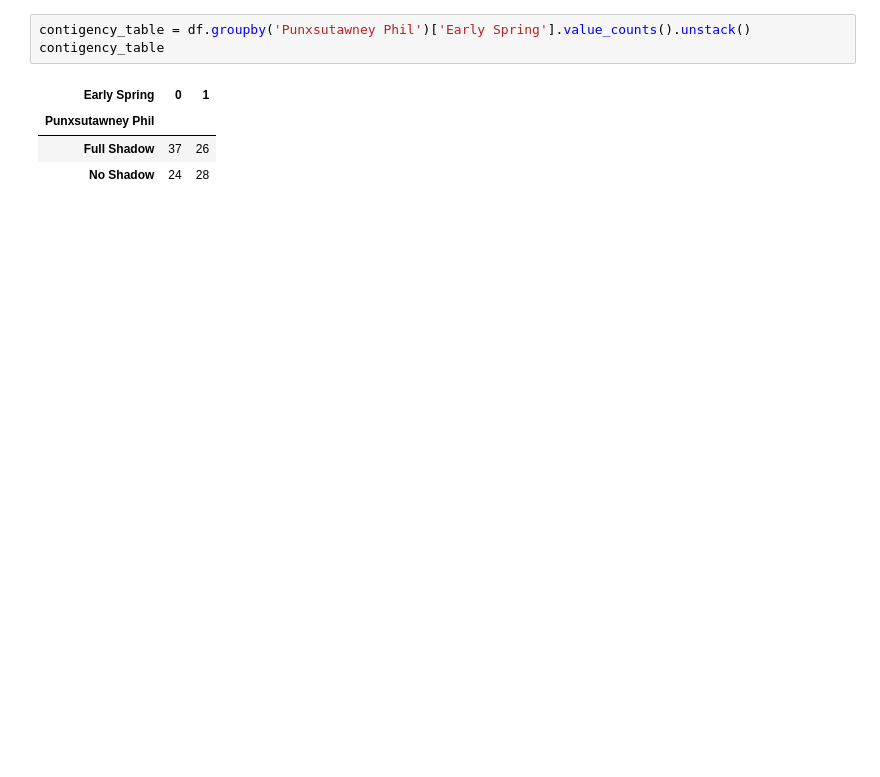
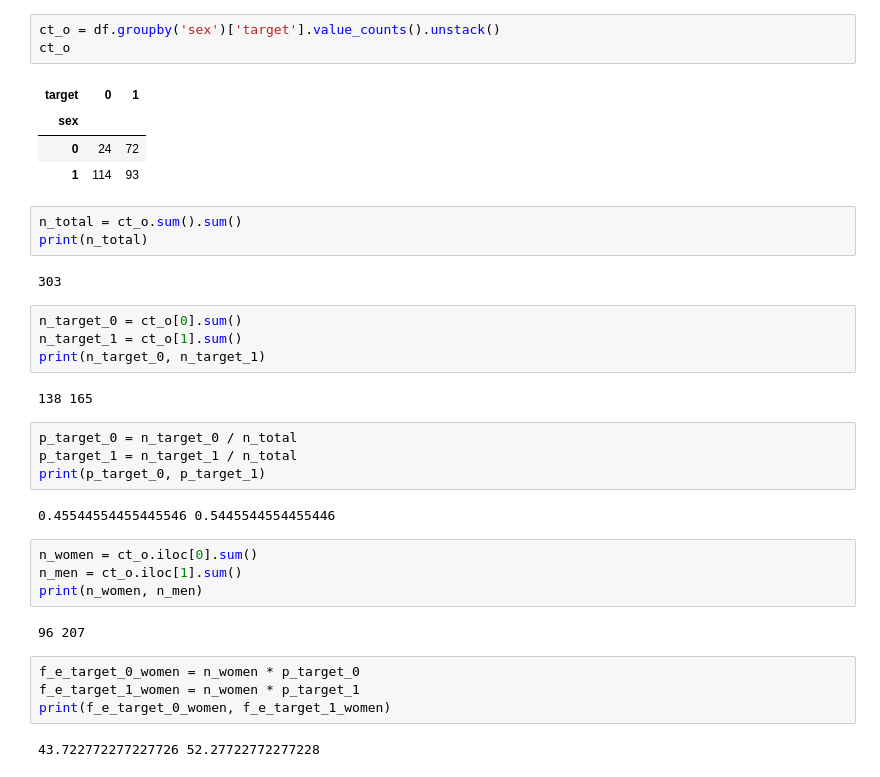
Before and after one commit to rogovich/2021_Stats_Online, a Jupyter notebook: 02_Базовый/05_Chi_Square.ipynb, the cells around one changed output. Cells and saved outputs as stored; diff of their text form; blank space fills up the shorter version.

```diff
--- a/02_Базовый/05_Chi_Square.ipynb
+++ b/02_Базовый/05_Chi_Square.ipynb
@@ -15,8 +15,37 @@ df.head()
-# %%
-contigency_table = df.groupby('Punxsutawney Phil')['Early Spring'].value_counts().unstack()
-contigency_table
-# %% [output]
-| Early Spring | 0 | 1 |
-| Punxsutawney Phil |  |  |
-| Full Shadow | 37 | 26 |
-| No Shadow | 24 | 28 |
+# %%
+ct_o = df.groupby('sex')['target'].value_counts().unstack()
+ct_o
+# %% [output]
+| target | 0 | 1 |
+| sex |  |  |
+| 0 | 24 | 72 |
+| 1 | 114 | 93 |
+# %%
+n_total = ct_o.sum().sum()
+print(n_total)
+# %% [output]
+303
+# %%
+n_target_0 = ct_o[0].sum()
+n_target_1 = ct_o[1].sum()
+print(n_target_0, n_target_1)
+# %% [output]
+138 165
+# %%
+p_target_0 = n_target_0 / n_total
+p_target_1 = n_target_1 / n_total
+print(p_target_0, p_target_1)
+# %% [output]
+0.45544554455445546 0.5445544554455446
+# %%
+n_women = ct_o.iloc[0].sum()
+n_men = ct_o.iloc[1].sum()
+print(n_women, n_men)
+# %% [output]
+96 207
+# %%
+f_e_target_0_women = n_women * p_target_0
+f_e_target_1_women = n_women * p_target_1
+print(f_e_target_0_women, f_e_target_1_women)
+# %% [output]
+43.722772277227726 52.27722772277228
```
Also changed, not shown: parts of 13 cells of this notebook, 5 other files.
